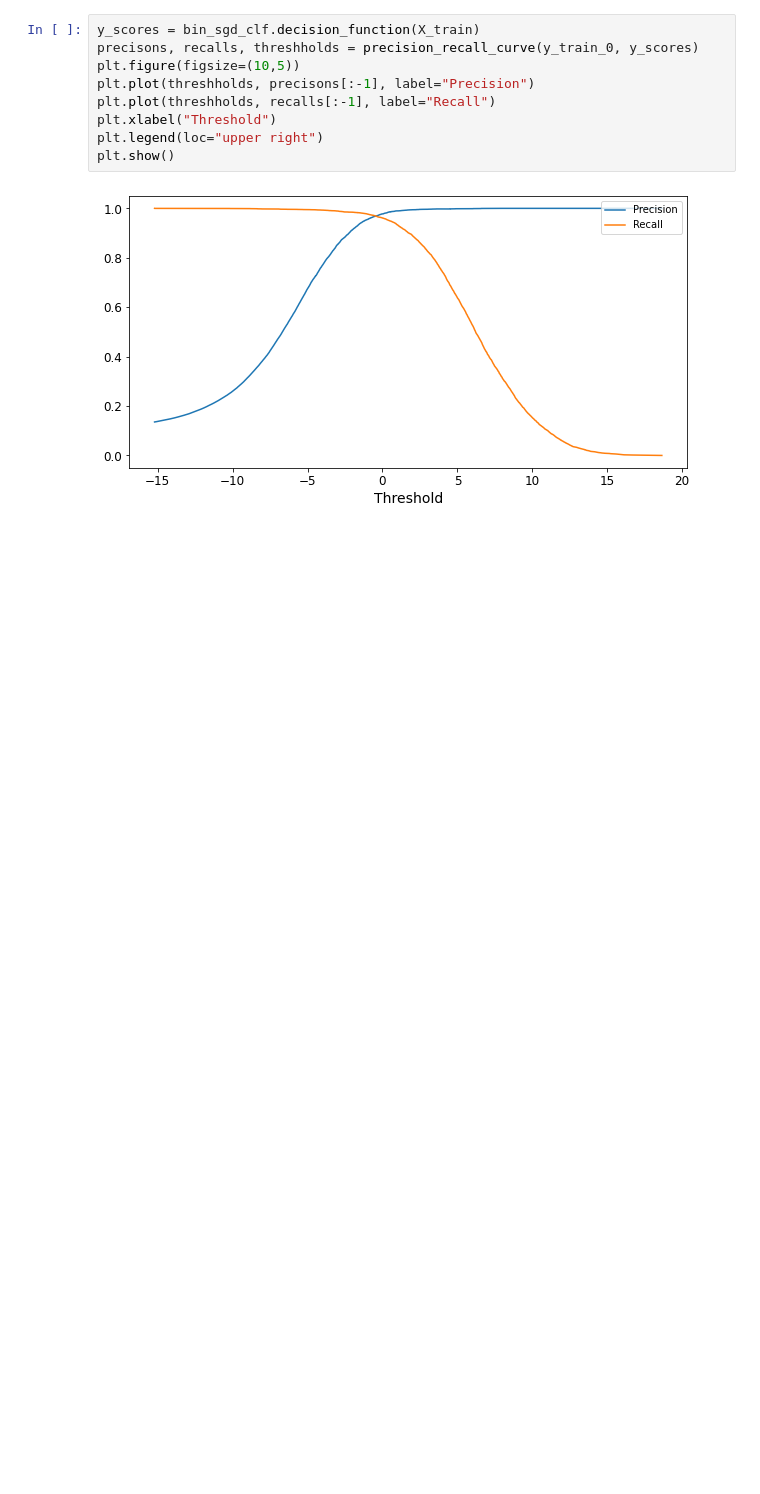
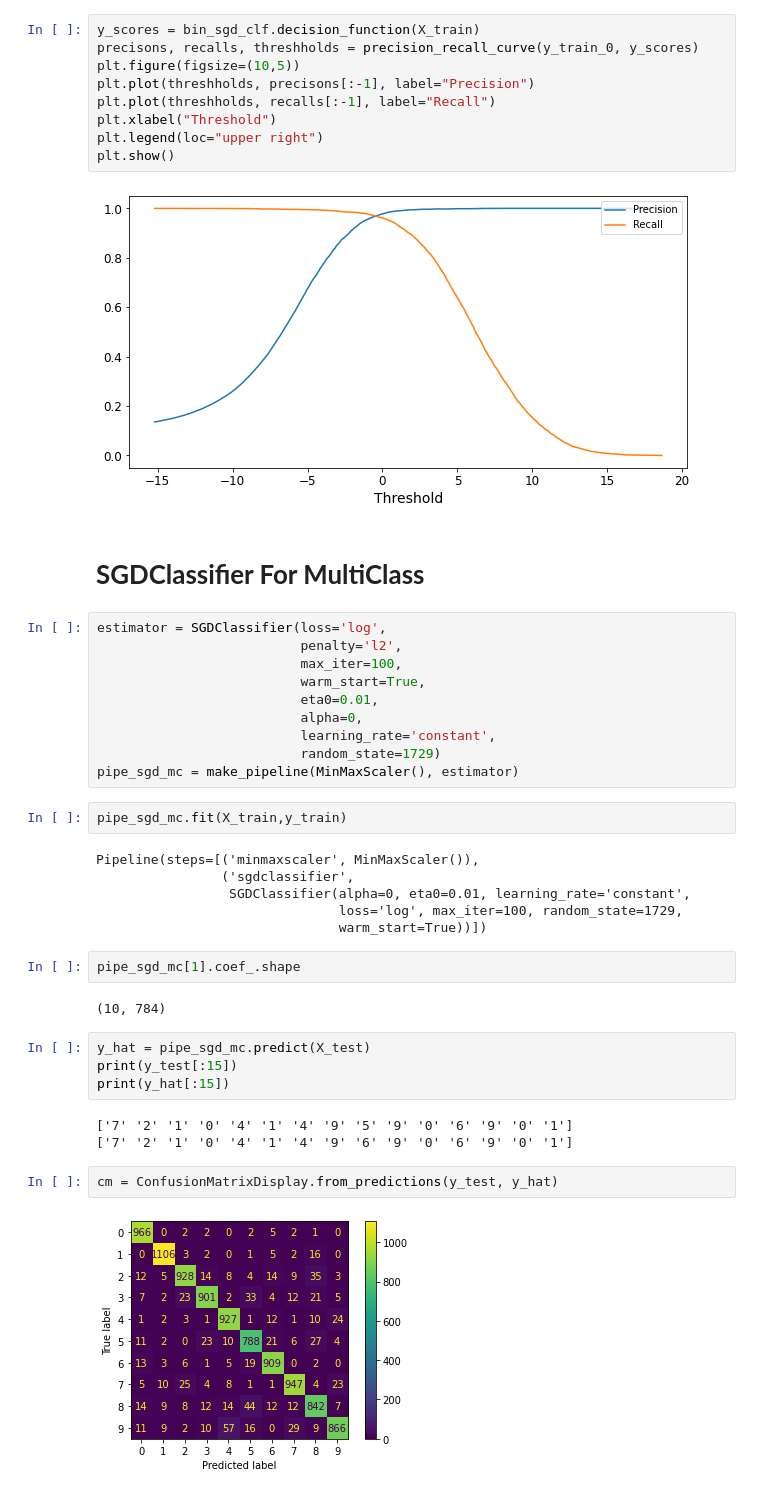
Before and after one commit to SuhailAhmad1/Machine_learning, a Jupyter notebook: Classification_SGDClassifier.ipynb, the cells around one changed output. Saved outputs shown, nothing was run; the diff lists cells and outputs as text; blank space fills up the shorter version.

```diff
--- a/Classification_SGDClassifier.ipynb
+++ b/Classification_SGDClassifier.ipynb
@@ -181,3 +178,38 @@ plt.legend(loc="upper right")
 plt.show()
 # %% [output]
 [figure]
+# %% [markdown]
+# **SGDClassifier For MultiClass**
+# %%
+estimator = SGDClassifier(loss='log',
+                          penalty='l2',
+                          max_iter=100,
+                          warm_start=True,
+                          eta0=0.01,
+                          alpha=0,
+                          learning_rate='constant',
+                          random_state=1729)
+pipe_sgd_mc = make_pipeline(MinMaxScaler(), estimator)
+# %%
+pipe_sgd_mc.fit(X_train,y_train)
+# %% [output]
+Pipeline(steps=[('minmaxscaler', MinMaxScaler()),
+                ('sgdclassifier',
+                 SGDClassifier(alpha=0, eta0=0.01, learning_rate='constant',
+                               loss='log', max_iter=100, random_state=1729,
+                               warm_start=True))])
+# %%
+pipe_sgd_mc[1].coef_.shape
+# %% [output]
+(10, 784)
+# %%
+y_hat = pipe_sgd_mc.predict(X_test)
+print(y_test[:15])
+print(y_hat[:15])
+# %% [output]
+['7' '2' '1' '0' '4' '1' '4' '9' '5' '9' '0' '6' '9' '0' '1']
+['7' '2' '1' '0' '4' '1' '4' '9' '6' '9' '0' '6' '9' '0' '1']
+# %%
+cm = ConfusionMatrixDisplay.from_predictions(y_test, y_hat)
+# %% [output]
+[figure, added]
```
Also changed, not shown: parts of 2 cells of this notebook.
